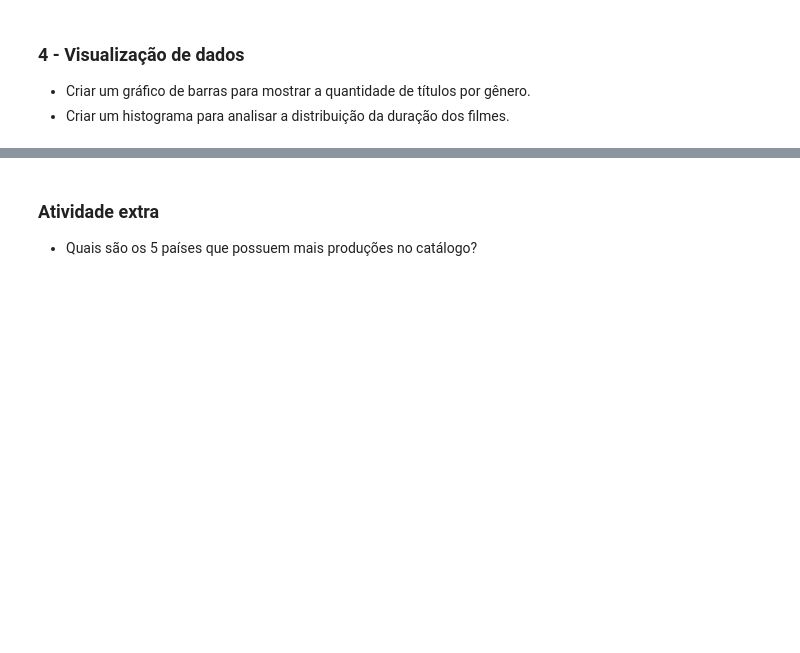
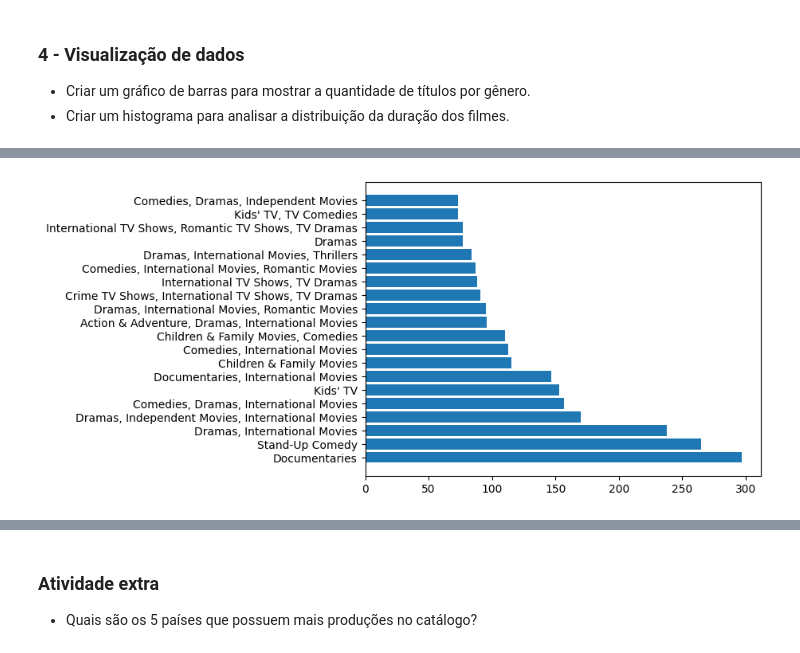
Before and after one commit to pathilink/sp_global_bootcamp, a Jupyter notebook: 3_desafio_frequencias_medidas/desafio_frequencias_medidas.ipynb, the cells around one changed output, grey strips where cells are left out. Saved outputs shown, nothing was run; the diff lists cells and outputs as text; code cells hidden in the pictures; blank space fills up the shorter version.

```diff
--- a/3_desafio_frequencias_medidas/desafio_frequencias_medidas.ipynb
+++ b/3_desafio_frequencias_medidas/desafio_frequencias_medidas.ipynb
@@ -27,3 +27,6 @@ import numpy as np
 import matplotlib.pyplot as plt
 # %% [markdown]
 ## Dado
+# %%
+df = pd.read_csv('/content/drive/MyDrive/WoMakersCode/Bootcamp S&P Global/Estatística/netflix_titles_nov_2019.csv')
+df.head()
@@ -46,0 +130,3 @@ import matplotlib.pyplot as plt
+# %%
+df['movie_min'] = df.query('type == "Movie"')['duration'].str.replace(' min', '').astype(int)
+df['movie_min'].sample(5)
@@ -49,3 +156,6 @@ import matplotlib.pyplot as plt
 
 * Criar um gráfico de barras para mostrar a quantidade de títulos por gênero.
 * Criar um histograma para analisar a distribuição da duração dos filmes.
+# %%
+df_generos_populares = df.groupby('listed_in').size().sort_values(ascending=False).reset_index().head(20)
+df_generos_populares
@@ -51,0 +180,4 @@ import matplotlib.pyplot as plt
+# %%
+plt.barh(df_generos_populares['listed_in'], df_generos_populares[0]);
+# %% [output]
+[figure, added]
```
Also changed, not shown: parts of 14 cells of this notebook.
